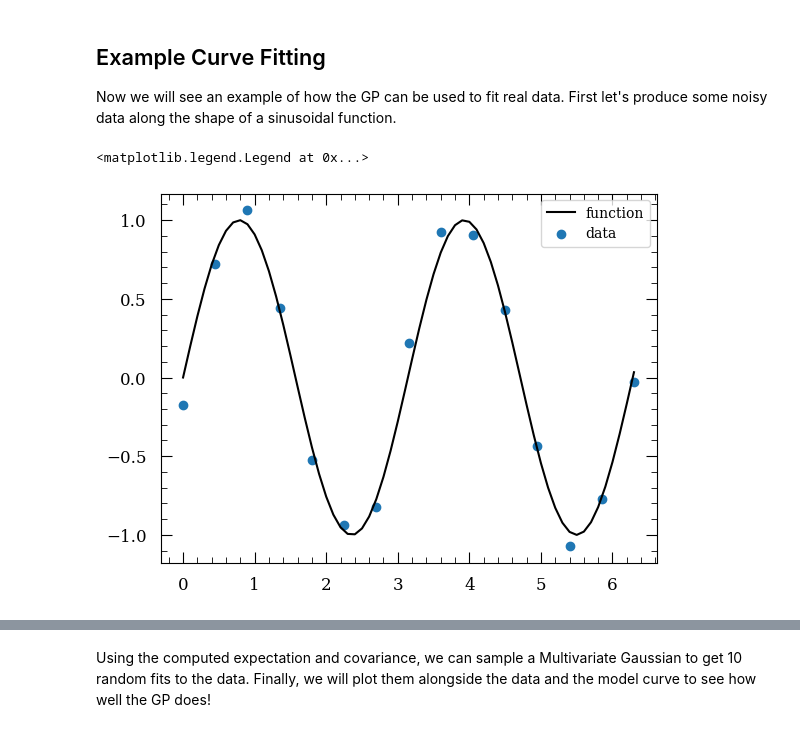
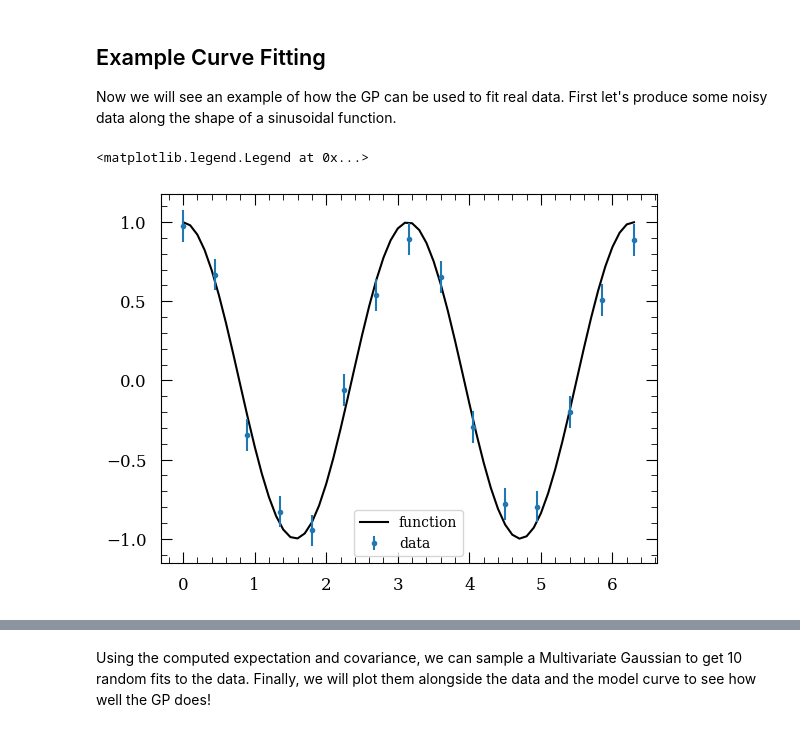
Before and after one commit to erinhay/GausSN, a Jupyter notebook: ipynb/getting_started.ipynb, the cells around one changed output, grey strips where cells are left out. Saved outputs shown, nothing was run; the diff lists cells and outputs as text; code cells hidden in the pictures.

```diff
--- a/ipynb/getting_started.ipynb
+++ b/ipynb/getting_started.ipynb
@@ -222,20 +222,16 @@ plt.clf()
 
 Now we will see an example of how the GP can be used to fit real data. First let's produce some noisy data along the shape of a sinusoidal function.
 # %%
-#for visualization purposes, create a smooth sin curve
-x_smooth = np.arange(0,2*np.pi+0.1, 0.1)
-y_smooth = np.sin(2*x_smooth)
-
 #produce data
-x = np.arange(0,2*np.pi+0.1, 0.45)
-y = np.sin(2*x)
+x = np.arange(0,2*np.pi+0.45, 0.45)
+y = np.cos(2*x)
 yerr = np.repeat(0.1, len(x)) #error
 y += np.random.normal(0, yerr) #add noise
 
-plt.plot(x_smooth, y_smooth, 'k', label='function')
-plt.scatter(x, y, label='data')
+plt.plot(np.arange(0, 2*np.pi+0.1, 0.1), np.cos(2*np.arange(0, 2*np.pi+0.1, 0.1)), 'k', label='function')
+plt.errorbar(x, y, yerr=yerr, label='data', ls='None', marker='.')
 
 plt.legend()
 # %% [output]
 <matplotlib.legend.Legend at 0x...>
-[figure, old version]
+[figure, new version]
```
Also changed, not shown: parts of 10 cells of this notebook, 3 other files.
